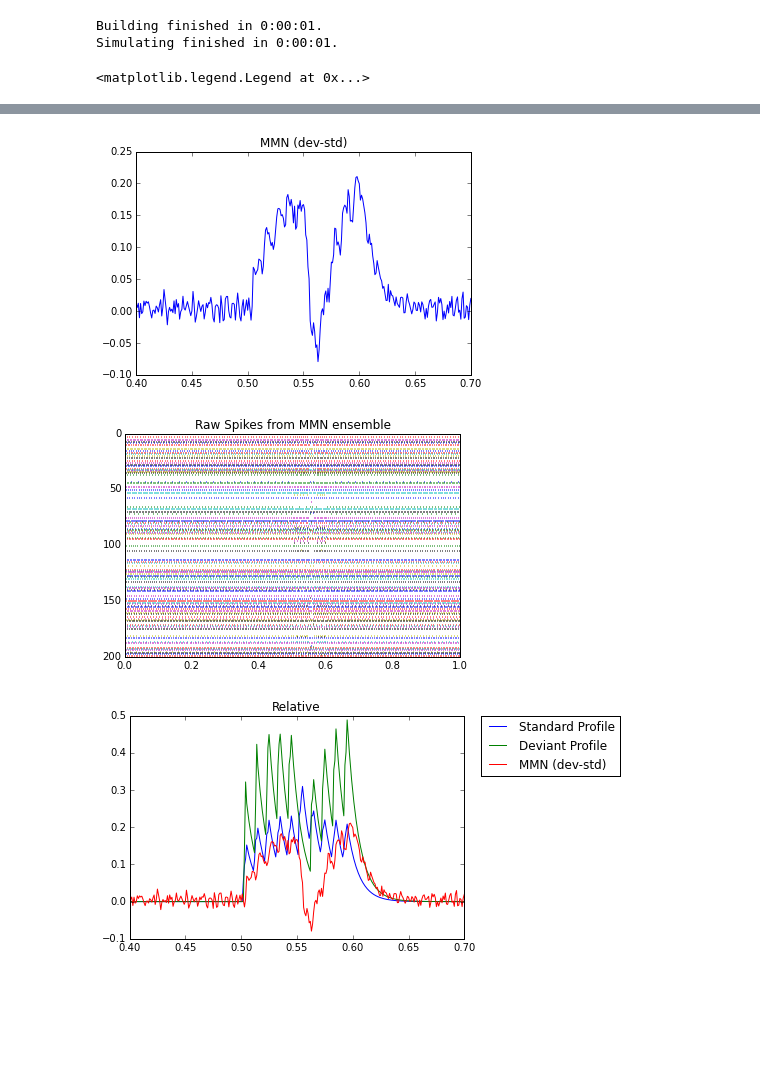
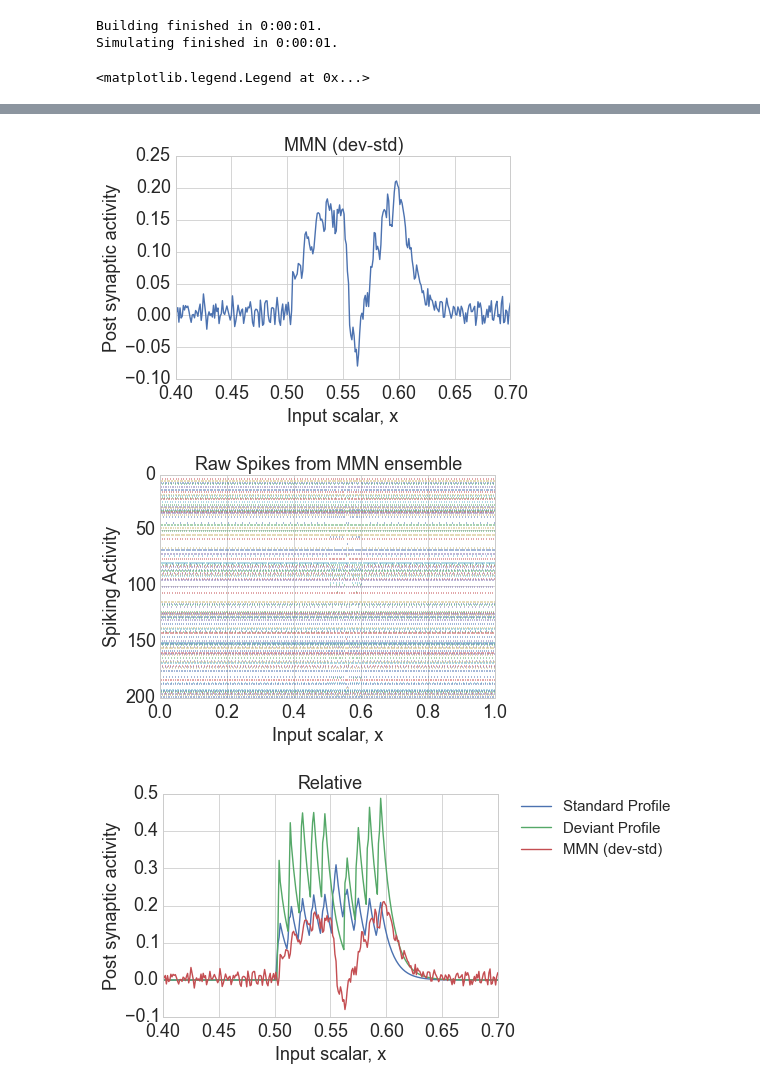
Before and after one commit to s72sue/oddball, a Jupyter notebook: oddball_task.ipynb, the cells around one changed output, grey strips where cells are left out. Cells and saved outputs as stored; diff of their text form; code cells hidden in the pictures; blank space fills up the shorter version.

Commit message:
formatting plots

```diff
--- a/oddball_task.ipynb
+++ b/oddball_task.ipynb
@@ -7,13 +7,23 @@ from nengo.dists import Uniform
 from nengo.utils.functions import piecewise
 from nengo.utils.matplotlib import rasterplot
 
-
 import nengo_gui
 from nengo_gui.ipython import IPythonViz
 
+import seaborn as sns
+sns.set_style('whitegrid')
+sns.set_context("paper")
+
 import numpy as np
 %matplotlib inline
+import matplotlib as mpl
 import matplotlib.pyplot as plt
+label_size = 18
+mpl.rcParams['xtick.labelsize'] = label_size
+mpl.rcParams['ytick.labelsize'] = label_size
+mpl.rcParams['axes.titlesize'] = label_size
+mpl.rcParams['axes.labelsize'] = label_size
+mpl.rcParams['legend.fontsize'] = 15
 # %% [markdown]
 ### Highpass Synapse Model
 # %%
@@ -353,34 +389,45 @@ t = sim.trange()
 
 plt.figure()
 plt.plot(t, sim.data[stim_std_p], 'r')
+plt.ylabel("Post synaptic activity")
+plt.xlabel("Input scalar, x")
 plt.title("Standard stimulus")
 plt.xlim(0.4, 0.7)
 
 plt.figure()
 plt.plot(t, sim.data[result_std_p])
+plt.ylabel("Post synaptic activity")
+plt.xlabel("Input scalar, x")
 plt.title("Standard response profile")
 plt.xlim(0.4, 0.7)
 
 plt.figure()
 plt.plot(t, sim.data[stim_dev_p], 'r')
+plt.ylabel("Post synaptic activity")
+plt.xlabel("Input scalar, x")
 plt.title("Deviant stimulus")
 plt.xlim(0.4, 0.7)
 
 plt.figure()
 plt.plot(t, sim.data[result_dev_p])
+plt.ylabel("Post synaptic activity")
+plt.xlabel("Input scalar, x")
 plt.title("Deviant response profile")
 plt.xlim(0.4, 0.7)
 
 plt.figure()
 plt.title("MMN")
 plt.plot(t, sim.data[mmn_p])
+plt.ylabel("Post synaptic activity")
+plt.xlabel("Input scalar, x")
 plt.title("MMN (dev-std)")
 plt.xlim(0.4, 0.7)
 
 plt.figure()
 rasterplot(t, sim.data[mmn_spikes_p])
+plt.ylabel("Spiking Activity")
+plt.xlabel("Input scalar, x")
 plt.title("Raw Spikes from MMN ensemble")
-
 
 #################### Comparison ##################
 
@@ -392,6 +439,8 @@ plt.plot(t, sim.data[result_dev_p], label="Deviant Profile")
 plt.xlim(0.4, 0.7)
 
 plt.title("Relative")
+plt.ylabel("Post synaptic activity")
+plt.xlabel("Input scalar, x")
 plt.plot(t, sim.data[mmn_p], label="MMN (dev-std)")
 plt.xlim(0.4, 0.7)
 plt.legend(["Standard Profile","Deviant Profile","MMN (dev-std)"] , bbox_to_anchor=(1.05, 1), loc=2, borderaxespad=0.0)
@@ -404,6 +453,6 @@ plt.legend(["Standard Profile","Deviant Profile","MMN (dev-std)"] , bbox_to_anch
-[figure, old version]
+[figure, new version]
-[figure, old version]
+[figure, new version]
-[figure, old version]
+[figure, new version]
 # %%
 IPythonViz(model)
 # %% [output]
```
Also changed, not shown: parts of 5 cells of this notebook.
